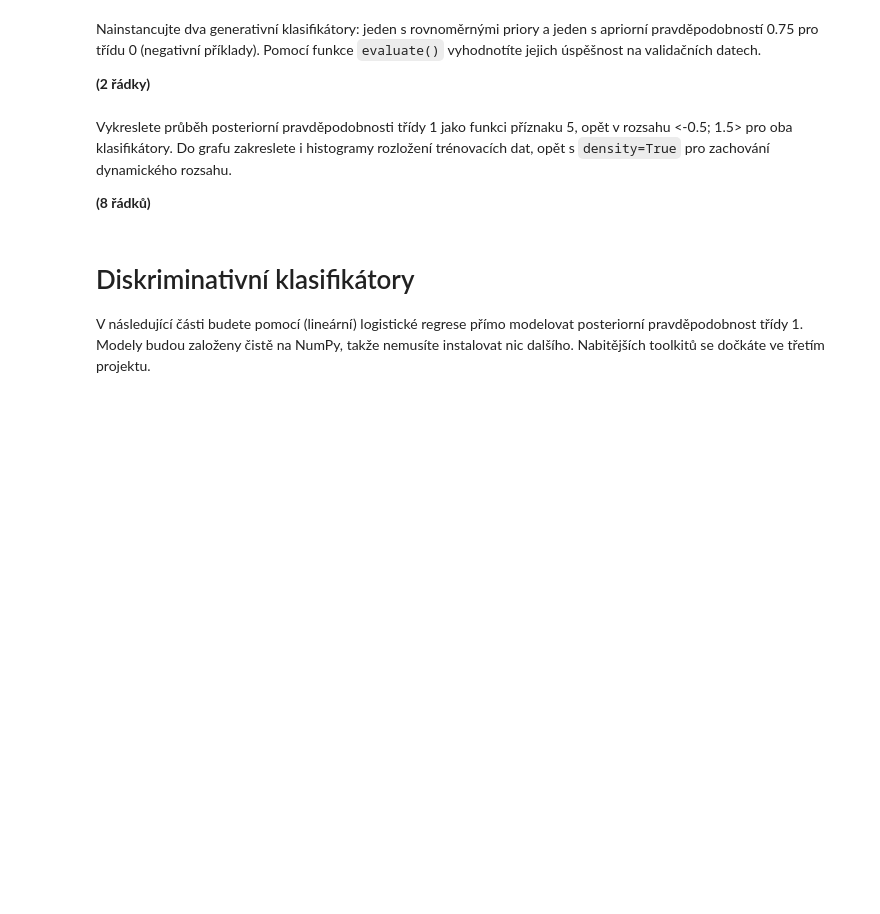
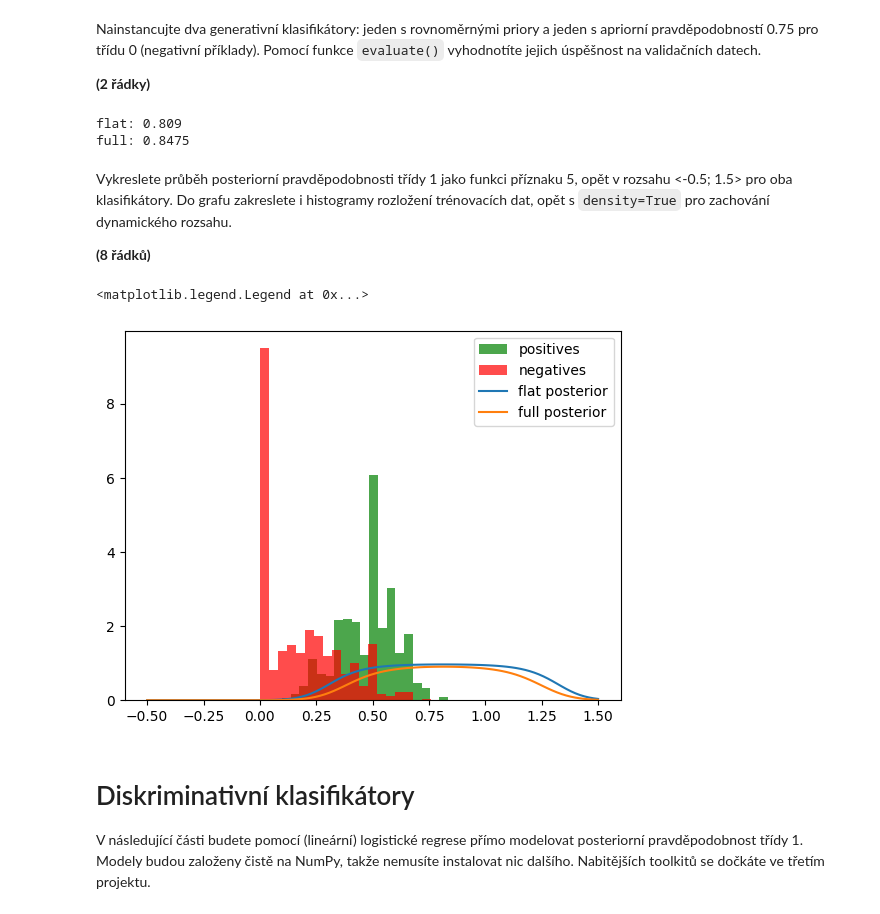
Before and after one commit to AdamZvara/sui-projekt2, a Jupyter notebook: zadani.ipynb, the cells around one changed output. Cells and saved outputs as stored; diff of their text form; code cells hidden in the pictures; blank space fills up the shorter version.

Commit message:
finished up to discriminatory classifier

```diff
--- a/zadani.ipynb
+++ b/zadani.ipynb
@@ -129,14 +164,30 @@ class GenerativeClassifier2Class:
+# %%
+# d0, d1 = distributions for class 0 and 1
+# prior = prior probabilities for class 0 and 1
+class GenerativeClassifier2Class:
+    def __init__(self, d0, d1, prior):
+        assert(np.sum(prior) == 1)
+        self.d0 = d0
+        self.d1 = d1
+        self.prior = prior
+
+    def prob_class_1(self, data):
+        sums = self.d0.pdf(data) * self.prior[0] + self.d1.pdf(data) * self.prior[1]
+        return self.d1.pdf(data) * self.prior[1] / sums
 # %% [markdown]
 Nainstancujte dva generativní klasifikátory: jeden s rovnoměrnými priory a jeden s apriorní pravděpodobností 0.75 pro třídu 0 (negativní příklady).
 Pomocí funkce `evaluate()` vyhodnotíte jejich úspěšnost na validačních datech.
 
 **(2 řádky)**
 # %%
-classifier_flat_prior = None
-classifier_full_prior = None
+classifier_flat_prior = GenerativeClassifier2Class(norm_neg, norm_pos, np.asarray([0.5, 0.5]))
+classifier_full_prior = GenerativeClassifier2Class(norm_neg, norm_pos, np.asarray([0.75, 0.25]))
 
 print('flat:', evaluate(classifier_flat_prior, val_dataset.xs[:, FOI], val_dataset.targets))
 print('full:', evaluate(classifier_full_prior, val_dataset.xs[:, FOI], val_dataset.targets))
+# %% [output]
+flat: 0.809
+full: 0.8475
 # %% [markdown]
 Vykreslete průběh posteriorní pravděpodobnosti třídy 1 jako funkci příznaku 5, opět v rozsahu <-0.5; 1.5> pro oba klasifikátory.
 Do grafu zakreslete i histogramy rozložení trénovacích dat, opět s `density=True` pro zachování dynamického rozsahu.
@@ -147,3 +196,14 @@ pass
+# %%
+fix, ax = plt.subplots(1, 1)
+xs = np.linspace(-0.5, 1.5, 100)
+ax.hist(train_dataset.pos[:, FOI], bins=20, label=labels[0], color=colors[0], density=True, alpha=0.7)
+ax.hist(train_dataset.neg[:, FOI], bins=20, label=labels[1], color=colors[1], density=True, alpha=0.7)
+ax.plot(xs, classifier_flat_prior.prob_class_1(xs), label='flat posterior')
+ax.plot(xs, classifier_full_prior.prob_class_1(xs), label='full posterior')
+ax.legend()
+# %% [output]
+<matplotlib.legend.Legend at 0x...>
+[figure, added]
 # %% [markdown]
 # Diskriminativní klasifikátory
 V následující části budete pomocí (lineární) logistické regrese přímo modelovat posteriorní pravděpodobnost třídy 1.
```
Also changed, not shown: parts of 11 cells of this notebook.
